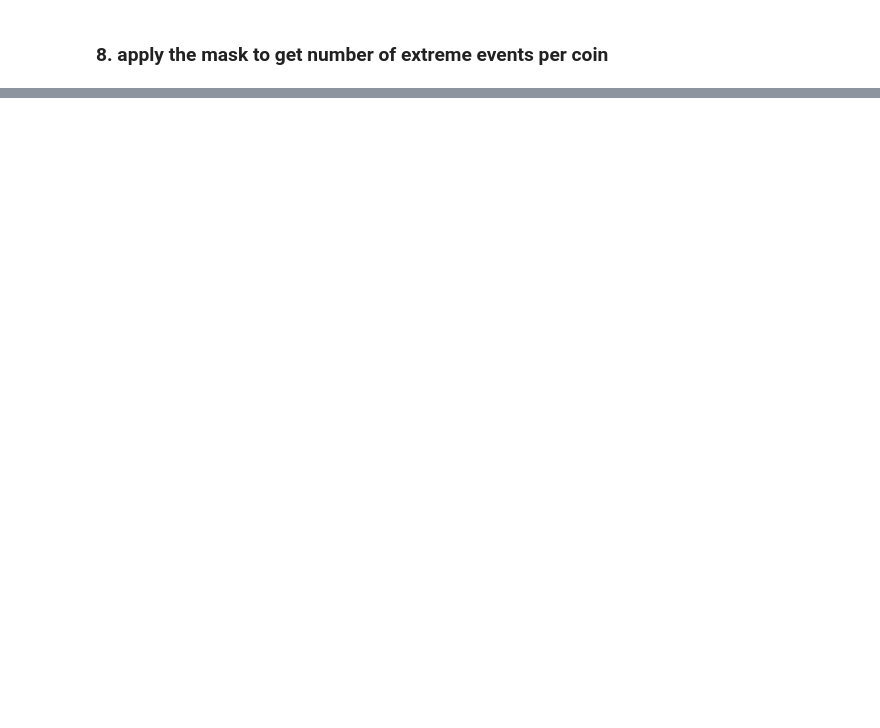
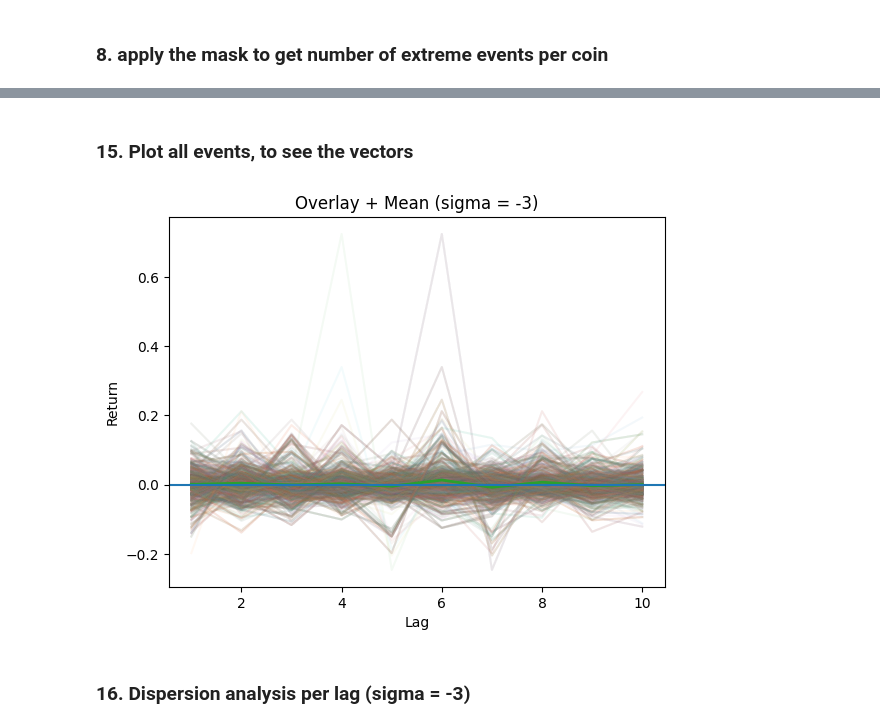
Before and after one commit to wayne-kirk-schmidt/wall-street-quants, a Jupyter notebook: project/Stat_Arb_Notebook/notebooks/004_strategy.ipynb, the cells around one changed output, grey strips where cells are left out. Cells and saved outputs as stored; diff of their text form; code cells hidden in the pictures; blank space fills up the shorter version.

```diff
--- a/project/Stat_Arb_Notebook/notebooks/004_strategy.ipynb
+++ b/project/Stat_Arb_Notebook/notebooks/004_strategy.ipynb
@@ -683,0 +473,30 @@ leader_stats: 8
+# %% [markdown]
+### 15. Plot all events, to see the vectors
+# %%
+lags = list(range(1, 11))
+
+# use RAW dataframe (has returns_vector)
+sigma3_raw = event_response_df[
+    event_response_df["sigma"] == -3
+]
+
+plt.figure()
+
+# overlay all paths
+for vec in sigma3_raw["returns_vector"]:
+    plt.plot(lags, vec, alpha=0.05)
+
+# mean line (from expanded dataframe)
+plt.plot(lags, sigma3_mean.values, linewidth=2)
+
+plt.axhline(0)
+
+plt.title("Overlay + Mean (sigma = -3)")
+plt.xlabel("Lag")
+plt.ylabel("Return")
+
+plt.show()
+# %% [output]
+[figure, added]
+# %% [markdown]
+### 16. Dispersion analysis per lag (sigma = -3)
```
Also changed, not shown: parts of 90 cells of this notebook, 40 other files.
